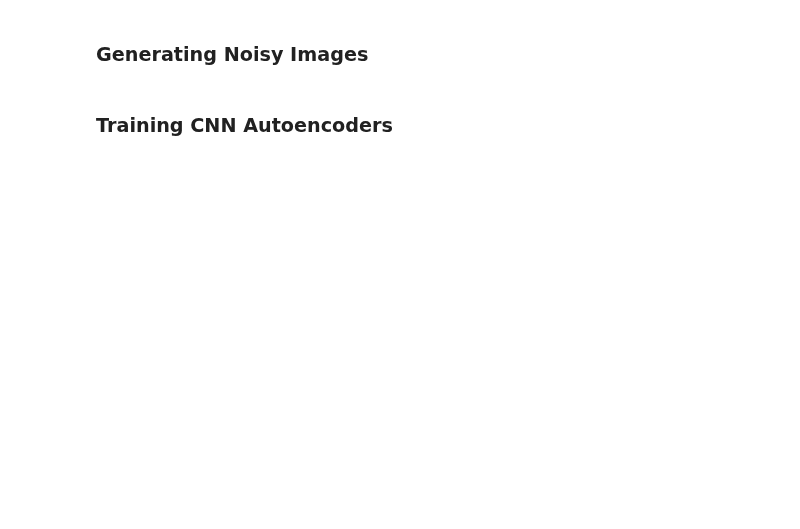
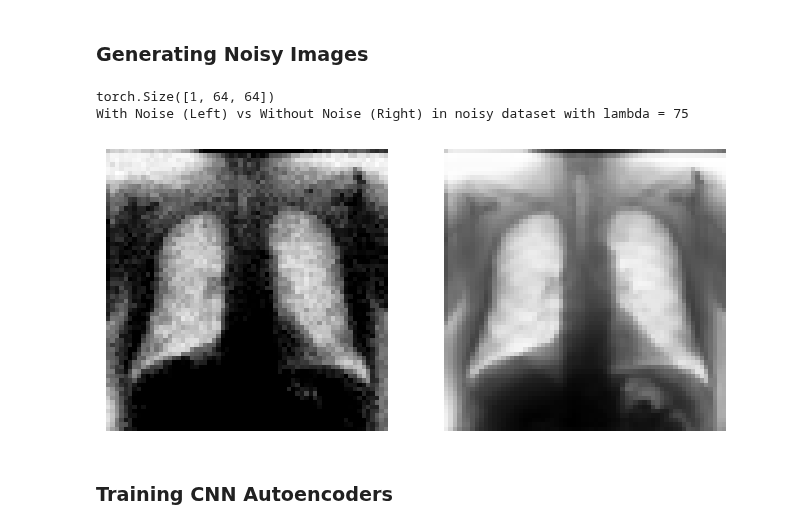
Before and after one commit to iscs30-65-biomedical-ai/submissions, a Jupyter notebook: 2-denoising-autoencoders.ipynb, the cells around one changed output. Drawn from its saved outputs; the diff is of its cells as text; code cells hidden in the pictures; blank space fills up the shorter version.

```diff
--- a/2-denoising-autoencoders.ipynb
+++ b/2-denoising-autoencoders.ipynb
@@ -162,23 +163,27 @@ loader = DataLoader(noisy75_ds, batch_size=16)
 # %%
 # Display images with and without noise
 noisy_imgs, clean_imgs = next(iter(loader))
 
 print(noisy_imgs[0].size())
 
 noisy_img = torch.reshape(noisy_imgs[0], (64, 64, 1))
 clean_img = torch.reshape(clean_imgs[0], (64, 64, 1))
 
 imgs = [noisy_img, clean_img]
 
 figure = plt.figure(figsize=(8, 8))
 cols, rows = 2, 1
 for i in range(1, cols * rows + 1):
     figure.add_subplot(rows, cols, i)
     plt.axis("off")
-    plt.imshow(imgs[i-1].squeeze(), cmap="grey")
+    plt.imshow(imgs[i-1].squeeze(), cmap="Greys")
 
 print("With Noise (Left) vs Without Noise (Right) in noisy dataset with lambda = 75")
 plt.show()
+# %% [output]
+torch.Size([1, 64, 64])
+With Noise (Left) vs Without Noise (Right) in noisy dataset with lambda = 75
+[figure, added]
 # %% [markdown]
 ### Training CNN Autoencoders
 # %%
```
Also changed, not shown: parts of 3 cells of this notebook, 2 other files.
